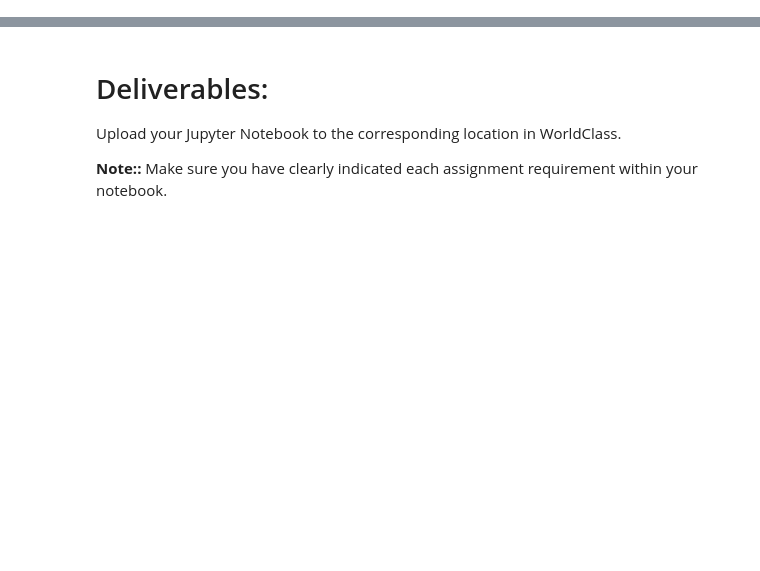
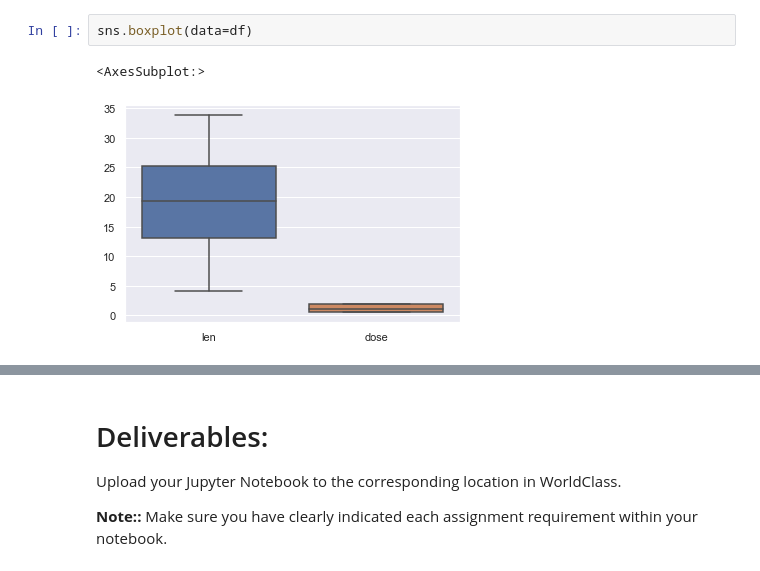
Before and after one commit to kscully-dotcom/msds650, a Jupyter notebook: week4/4_Assignment.ipynb, the cells around one changed output, grey strips where cells are left out. Drawn from its saved outputs; the diff is of its cells as text; blank space fills up the shorter version.

```diff
--- a/week4/4_Assignment.ipynb
+++ b/week4/4_Assignment.ipynb
@@ -35,0 +89,5 @@ Hypothesis testing for the given dataset. Your analysis should include the follo
+# %%
+sns.boxplot(data=df)
+# %% [output]
+<AxesSubplot:>
+[figure, added]
```
Also changed, not shown: parts of 25 cells of this notebook, 1 other file.
